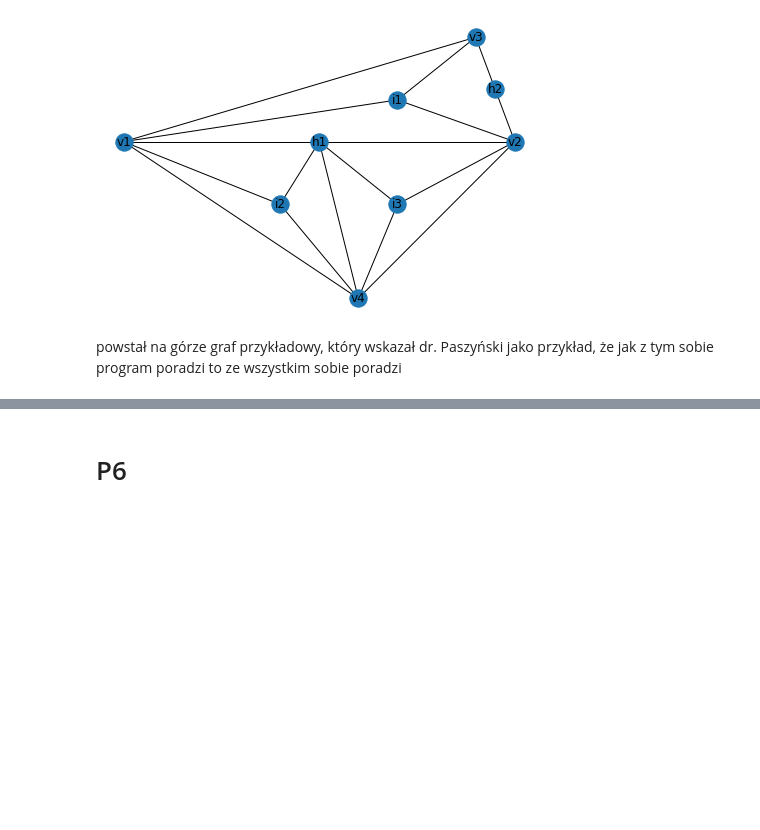
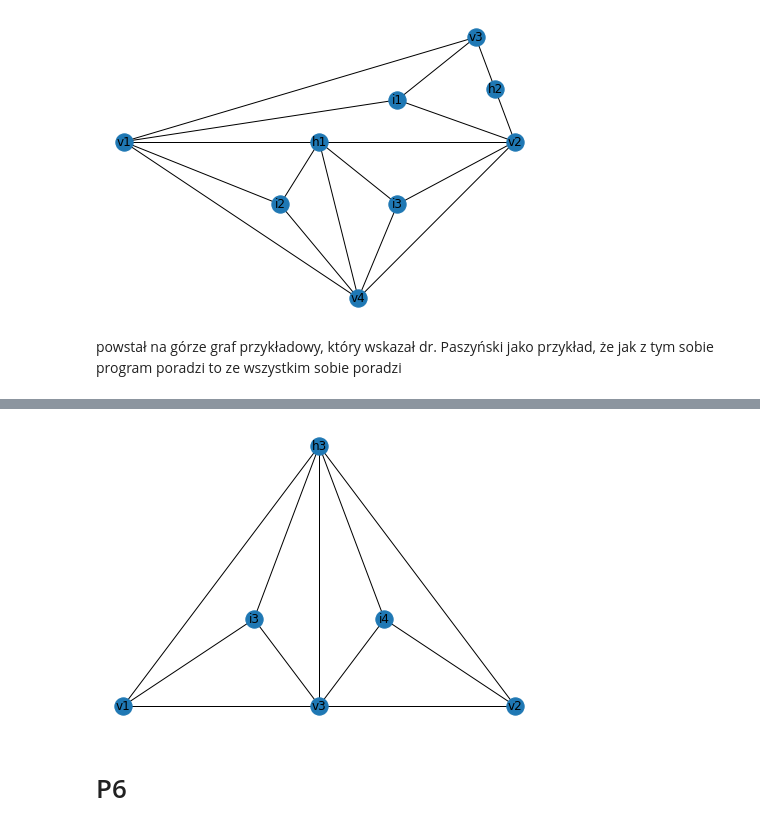
Before and after one commit to aleqsio/Terrain, a Jupyter notebook: CADY-ULTIMATE2.ipynb, the cells around one changed output, grey strips where cells are left out. Drawn from its saved outputs; the diff is of its cells as text; code cells hidden in the pictures; blank space fills up the shorter version.

```diff
--- a/CADY-ULTIMATE2.ipynb
+++ b/CADY-ULTIMATE2.ipynb
@@ -132,3 +164,95 @@ powstał na górze graf przykładowy, który wskazał dr. Paszyński jako przyk
+# %%
+def transfrom_p1(G: nx.Graph, i: str) -> bool:
+    if len(list(G.neighbors(i))) != 3:
+        print("Not enough neighbours")
+        return False
+
+    # Temporary assign neighbours to v1, v2, v3 this may not reflect the reality.
+    v1 = list(G.neighbors(i))[0]
+    v2 = list(G.neighbors(i))[1]
+    v3 = list(G.neighbors(i))[2]
+
+    # Find hanging node, this will tell the orientation of the graph.
+    h = [node for node in [v1, v2, v3] if node.startswith('h')]
+    if len(h) != 1:
+        print("This transformation requires one hanging node")
+        return False
+    h = h[0]
+
+    # Reassign nodes, we want to treat v1 and v2 exactly like on the graph from PDF
+    v1, v2 = [node for node in [v1, v2, v3] if node != h]
+
+    # Get nodes (networkx objects)
+    h_node = G.nodes[h]
+    i_node = G.nodes[i]
+    v1_node = G.nodes[v1]
+    v2_node = G.nodes[v2]
+
+    e1 = G.edges[v1, v2]
+    e2 = G.edges[v2, h]
+    e3 = G.edges[v1, h]
+
+    transformable = i_node['R'] and e1['B'] and e1['length'] >= e2['length'] and e1['length'] >= e2['length']
+    if not transformable:
+        print("Condition failed")
+        return False
+
+    # Now transformation begins
+    # Calculate all variables
+    l4 = e1["length"] / 2
+    b4 = e1['B']
+    l5 = e1["length"] / 2
+    b5 = e1['B']
+    x4 = (v1_node['x'] + v2_node['x']) / 2
+    y4 = (v1_node['y'] + v2_node['y']) / 2
+    z4 = (v1_node['z'] + v2_node['z']) / 2
+    l6 = math.sqrt(math.pow(h_node['x'] - x4, 2) + math.pow(h_node['y'] - y4, 2) + math.pow(h_node['z'] - z4, 2))
+    r2 = False
+    r3 = False
+    b6 = False
+
+    # Modify the graph
+    G.remove_edge(v1, v2)
+    G.remove_node(i)
+
+    last_v_node_name = next((x for x in sorted(list(G.nodes), reverse=True) if x.startswith('v')), None)
+    current_number = int(last_v_node_name[1:]) + 1
+    new_v_node_name = f"v{current_number}"
+    G.add_node(new_v_node_name, x=x4, y=y4, z=z4)
+
+    G.add_edge(v1, new_v_node_name, length=l4, B=b4)
+    G.add_edge(new_v_node_name, v2, length=l5, B=b5)
+
+    G.add_edge(h, new_v_node_name, length=l6, B=b6)
+
+    i2 = f"i{current_number}"
+    x_i2 = (G.node[new_v_node_name]['x']) / 3 + (v1_node['x']) / 3 + (h_node['x']) / 3
+    y_i2 = (G.node[new_v_node_name]['y']) / 3 + (v1_node['y']) / 3 + (h_node['y']) / 3
+    z_i2 = (G.node[new_v_node_name]['z']) / 3 + (v1_node['z']) / 3 + (h_node['z']) / 3
+    G.add_node(i2, R=r2, x=x_i2, y=y_i2, z=z_i2)
+
+    G.add_edge(i2, v1)
+    G.add_edge(i2, new_v_node_name)
+    G.add_edge(i2, h)
+
+    i3 = f"i{current_number + 1}"
+    x_i3 = (G.node[new_v_node_name]['x']) / 3 + (v2_node['x']) / 3 + (h_node['x']) / 3
+    y_i3 = (G.node[new_v_node_name]['y']) / 3 + (v2_node['y']) / 3 + (h_node['y']) / 3
+    z_i3 = (G.node[new_v_node_name]['z']) / 3 + (v2_node['z']) / 3 + (h_node['z']) / 3
+    G.add_node(i3, R=r3, x=x_i3, y=y_i3, z=z_i3)
+
+    G.add_edge(i3, v2)
+    G.add_edge(i3, new_v_node_name)
+    G.add_edge(i3, h)
+
+    return True
+
+
+G = get_valid_p1_graph()
+transfrom_p1(G, "i1")
+nx.draw(G, build_pos_dict(G), with_labels=True)
+# %% [output]
+[figure, added]
 # %% [markdown]
 # P6
 # %%
```
Also changed, not shown: parts of 3 cells of this notebook.
